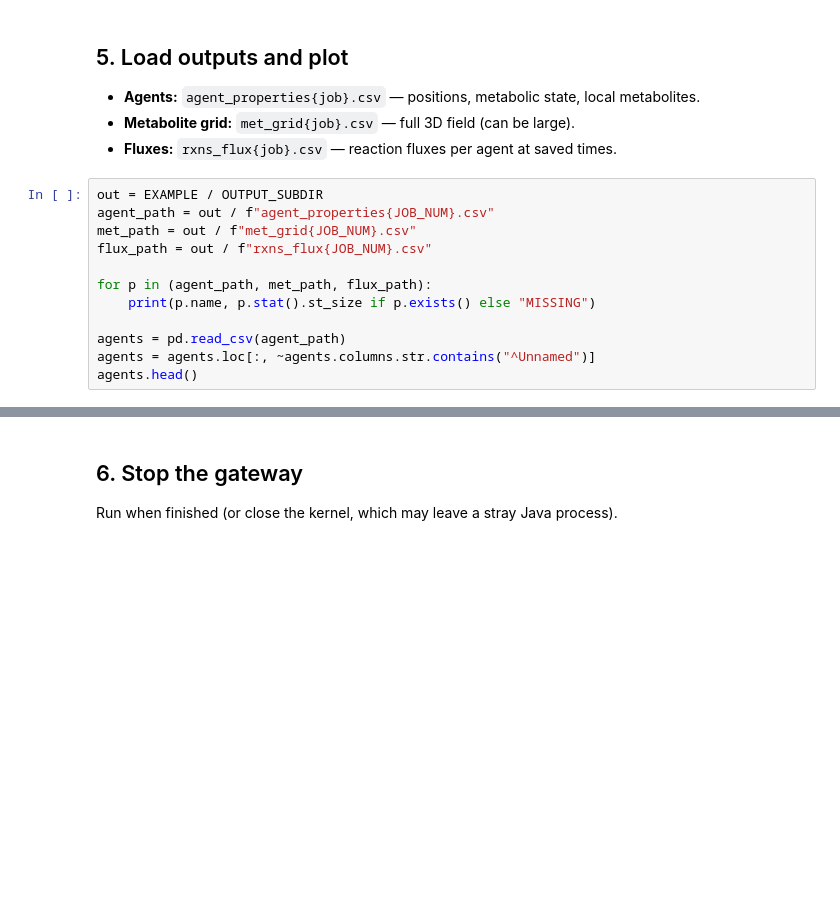
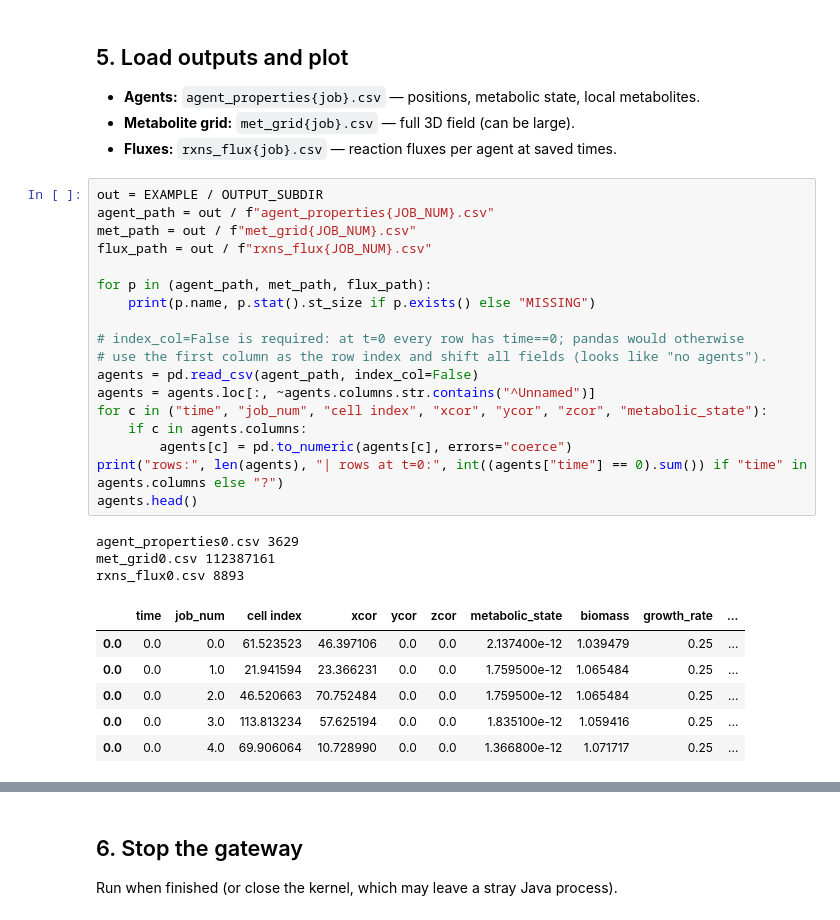
Before and after one commit to zrobers/mimics_proteomics, a Jupyter notebook: notebooks/MiMICS_PA_demo.ipynb, the cells around one changed output, grey strips where cells are left out. Cells and saved outputs as stored; diff of their text form; blank space fills up the shorter version.

```diff
--- a/notebooks/MiMICS_PA_demo.ipynb
+++ b/notebooks/MiMICS_PA_demo.ipynb
@@ -175,13 +177,29 @@ RuntimeError: agents_FBA_PA.py failed; see stdout/stderr above.
 # %%
 out = EXAMPLE / OUTPUT_SUBDIR
 agent_path = out / f"agent_properties{JOB_NUM}.csv"
 met_path = out / f"met_grid{JOB_NUM}.csv"
 flux_path = out / f"rxns_flux{JOB_NUM}.csv"
 
 for p in (agent_path, met_path, flux_path):
     print(p.name, p.stat().st_size if p.exists() else "MISSING")
 
-agents = pd.read_csv(agent_path)
+# index_col=False is required: at t=0 every row has time==0; pandas would otherwise
+# use the first column as the row index and shift all fields (looks like "no agents").
+agents = pd.read_csv(agent_path, index_col=False)
 agents = agents.loc[:, ~agents.columns.str.contains("^Unnamed")]
+for c in ("time", "job_num", "cell index", "xcor", "ycor", "zcor", "metabolic_state"):
+    if c in agents.columns:
+        agents[c] = pd.to_numeric(agents[c], errors="coerce")
+print("rows:", len(agents), "| rows at t=0:", int((agents["time"] == 0).sum()) if "time" in agents.columns else "?")
 agents.head()
+# %% [output]
+agent_properties0.csv 3629
+met_grid0.csv 112387161
+rxns_flux0.csv 8893
+|  | time | job_num | cell index | xcor | ycor | zcor | metabolic_state | biomass | growth_rate | ... |
+| 0.0 | 0.0 | 0.0 | 61.523523 | 46.397106 | 0.0 | 0.0 | 2.137400e-12 | 1.039479 | 0.25 | ... |
+| 0.0 | 0.0 | 1.0 | 21.941594 | 23.366231 | 0.0 | 0.0 | 1.759500e-12 | 1.065484 | 0.25 | ... |
+| 0.0 | 0.0 | 2.0 | 46.520663 | 70.752484 | 0.0 | 0.0 | 1.759500e-12 | 1.065484 | 0.25 | ... |
+| 0.0 | 0.0 | 3.0 | 113.813234 | 57.625194 | 0.0 | 0.0 | 1.835100e-12 | 1.059416 | 0.25 | ... |
+| 0.0 | 0.0 | 4.0 | 69.906064 | 10.728990 | 0.0 | 0.0 | 1.366800e-12 | 1.071717 | 0.25 | ... |
 # %%
```
Also changed, not shown: parts of 11 cells of this notebook, 49 other files.
